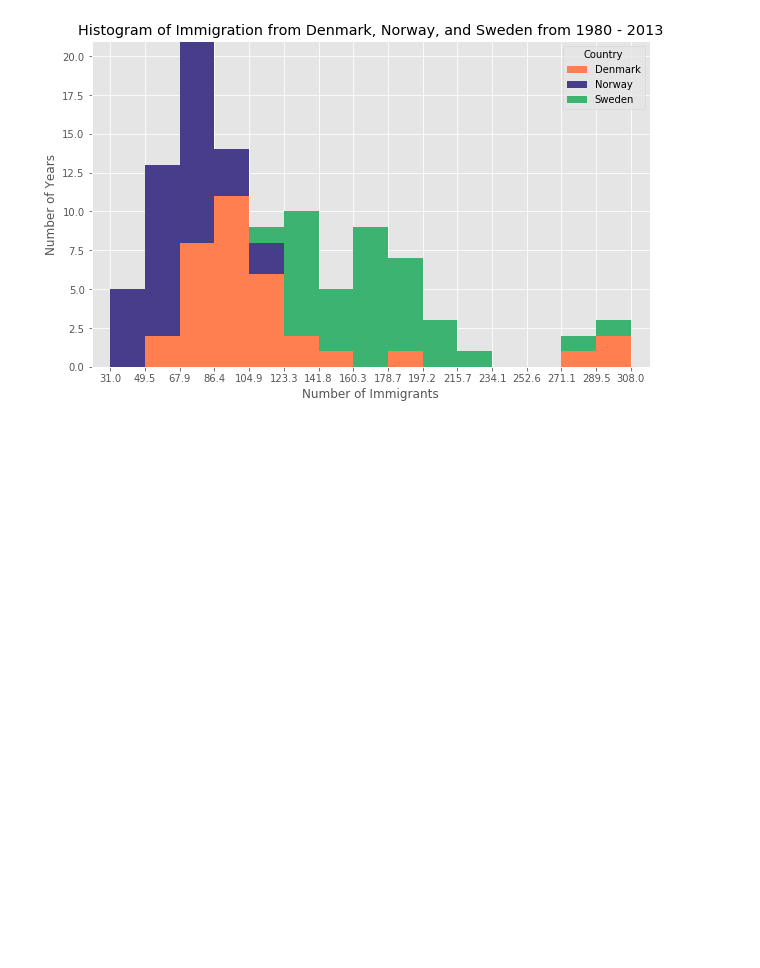
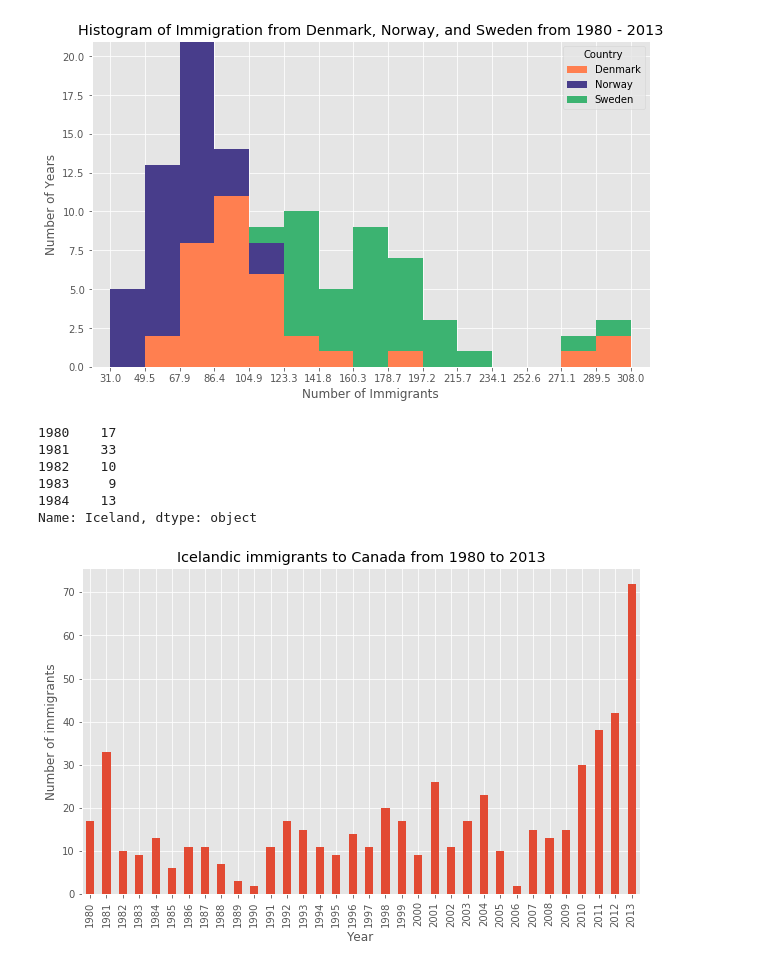
Before and after one commit to ghaffaru/immigration-data-analytics, a Jupyter notebook: plots/histograms.ipynb, the cells around one changed output. Saved outputs shown, nothing was run; the diff lists cells and outputs as text; code cells hidden in the pictures; blank space fills up the shorter version.

Commit message:
bar charts

```diff
--- a/plots/histograms.ipynb
+++ b/plots/histograms.ipynb
@@ -147,3 +147,25 @@ plt.xlabel('Number of Immigrants')
 plt.show()
 # %% [output]
 [figure]
+# %%
+# icelands financial crisis
+# step 1: get the data
+df_iceland = df_can.loc['Iceland', years]
+df_iceland.head()
+# %% [output]
+1980    17
+1981    33
+1982    10
+1983     9
+1984    13
+Name: Iceland, dtype: object
+# %%
+df_iceland.plot(kind='bar', figsize=(10, 6))
+
+plt.xlabel('Year') # add to x-label to the plot
+plt.ylabel('Number of immigrants') # add y-label to the plot
+plt.title('Icelandic immigrants to Canada from 1980 to 2013') # add title to the plot
+
+plt.show()
+# %% [output]
+[figure, added]
```
